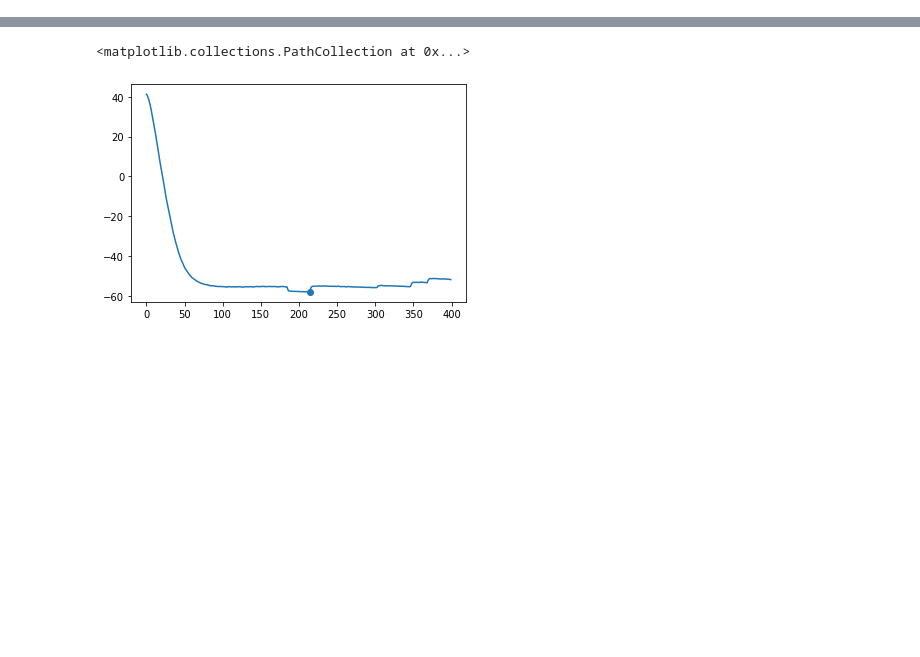
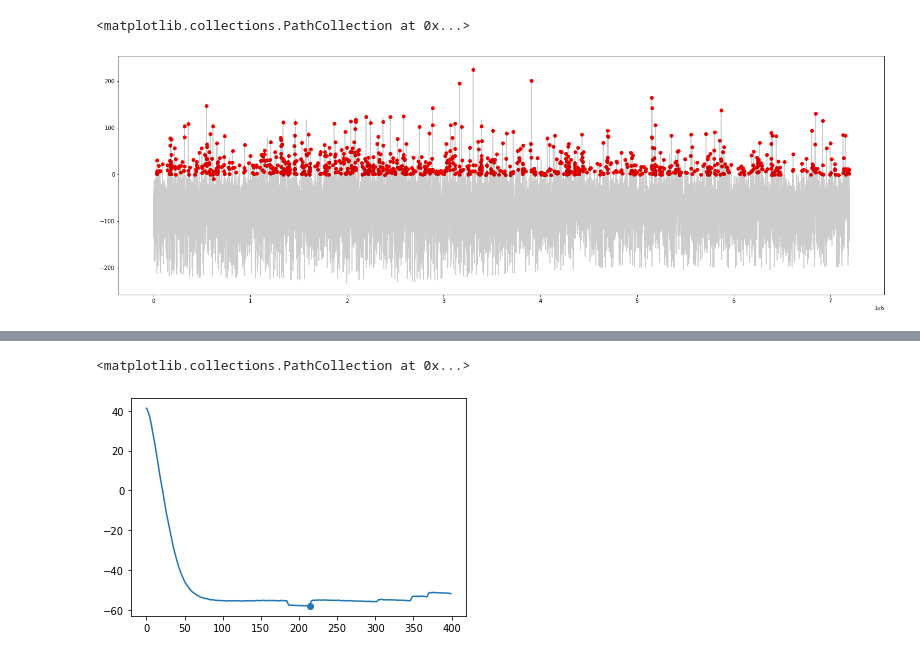
Before and after one commit to Nishant-codex/single_cell_analysis, a Jupyter notebook: notebooks/Dynamic I_V.ipynb, the cells around one changed output, grey strips where cells are left out. Drawn from its saved outputs; the diff is of its cells as text; code cells hidden in the pictures; blank space fills up the shorter version.

```diff
--- a/notebooks/Dynamic I_V.ipynb
+++ b/notebooks/Dynamic I_V.ipynb
@@ -30,3 +30,36 @@ from sklearn.preprocessing import normalize
 from sklearn.decomposition import PCA
 from sklearn.preprocessing import StandardScaler
 from utils import *
+# %%
+path = 'D:/Analyzed/' #'D:/Analyzed/'
+path_save = 'D:/spike_shapes/'
+all_fn = os.listdir(path)
+
+# for i,f in enumerate(all_fn):
+#     data = loadmatInPy(path+f)
+#     print(i, f)
+#     count=0
+#     for data_i in data:
+#         fig,ax = plt.subplots(1,2,figsize=[8,4])
+#         count+=1
+#         f_save = f.split('_analyzed')[0]
+#         spike = data_i['membrane_potential'][data_i['spikeindices'][0]-50:data_i['spikeindices'][0]+50]
+#         # plt.plot(spike)
+#         ax[0].plot(spike[:-1],np.diff(spike))
+#         ax[1].plot(np.diff(spike))
+
+#         # plt.savefig(path_save+f_save+str(count)+'.png')
+#         plt.show()
+#         # plt.show()
+# all_fn
+data = loadmatInPy(path+'xuan_20-11-18_E3_analyzed.mat')
+# all_fn
+# %%
+data_i = data[1]
+
+plt.figure(figsize=[25,8]) #[int(2e6):int(2.2e6)]
+plt.plot(data_i['membrane_potential'],c='k',alpha=0.2)
+plt.scatter(data_i['spikeindices'],data_i['membrane_potential'][data_i['spikeindices']],c="r")
+# %% [output]
+<matplotlib.collections.PathCollection at 0x...>
+[figure, added]
```
Also changed, not shown: parts of 4 cells of this notebook, 5 other files.
